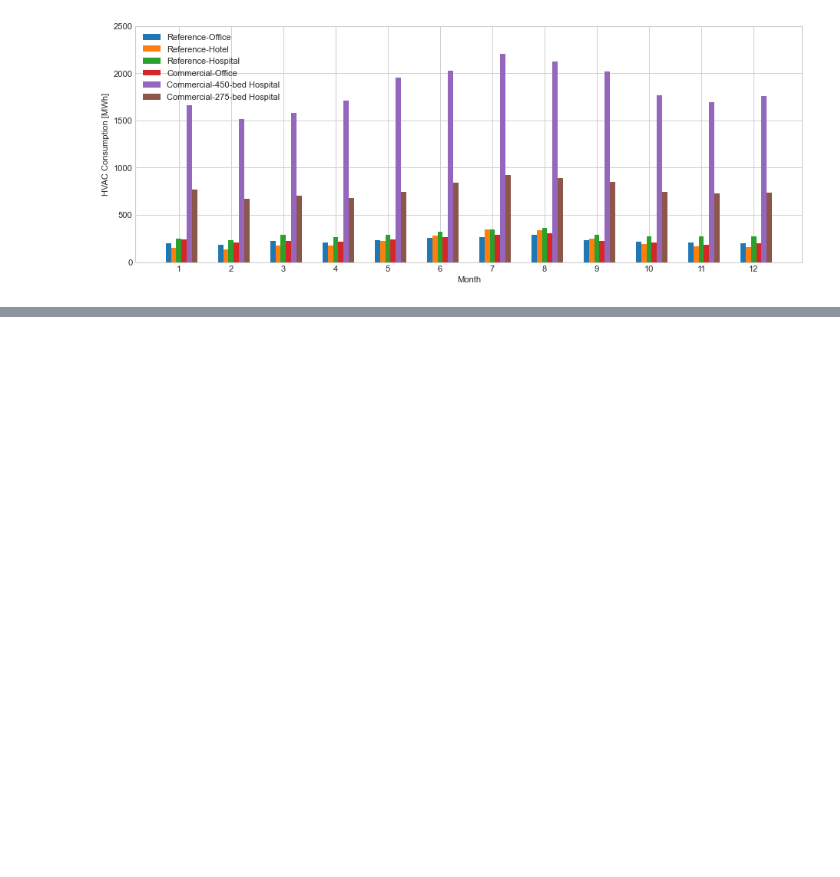
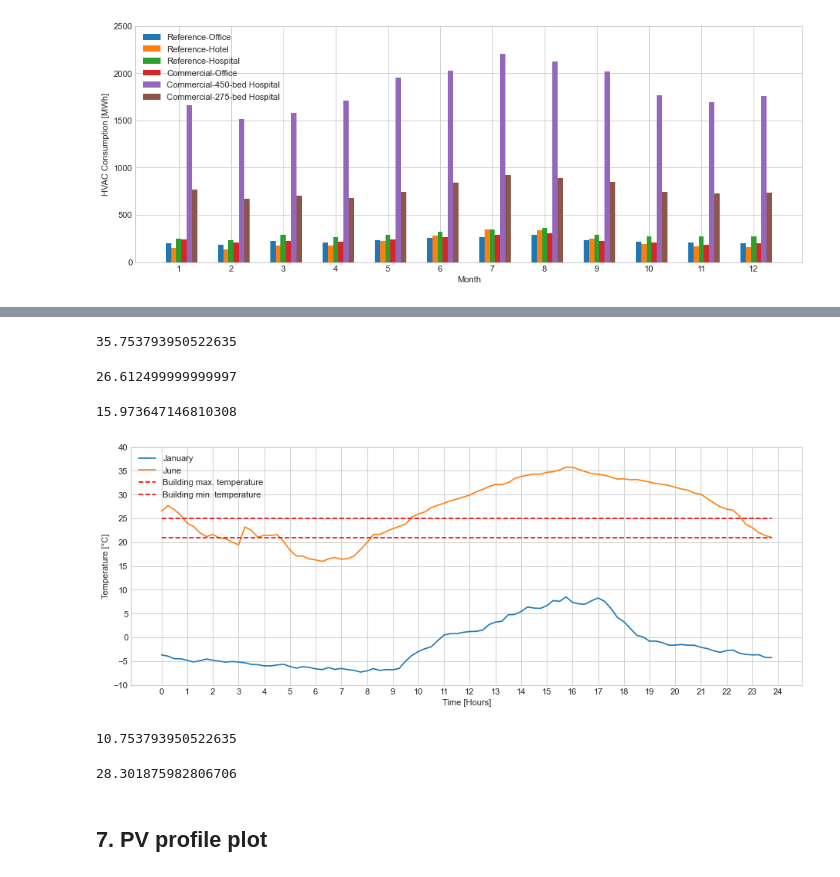
Before and after one commit to idloea/extended-open, a Jupyter notebook: notebooks/20230703-090301/analysis.ipynb, the cells around one changed output, grey strips where cells are left out. Saved outputs shown, nothing was run; the diff lists cells and outputs as text; code cells hidden in the pictures; blank space fills up the shorter version.

```diff
--- a/notebooks/20230703-090301/analysis.ipynb
+++ b/notebooks/20230703-090301/analysis.ipynb
@@ -844,0 +848,3 @@ for column in groupped_by_month_hvac_loads_df_in_megawatts.columns:
+# %%
+january_ambient_temperature_in_degree_celsius = data.ambient_temperature_in_degree_celsius[0]
+june_ambient_temperature_in_degree_celsius = data.ambient_temperature_in_degree_celsius[5]
@@ -844,0 +863,45 @@ for column in groupped_by_month_hvac_loads_df_in_megawatts.columns:
+# %%
+np.array(june_ambient_temperature_in_degree_celsius).max()
+# %% [output]
+35.753793950522635
+# %%
+np.array(june_ambient_temperature_in_degree_celsius).mean()
+# %% [output]
+26.612499999999997
+# %%
+np.array(june_ambient_temperature_in_degree_celsius).min()
+# %% [output]
+15.973647146810308
+# %%
+hours_per_day = 24
+data_length = len(january_ambient_temperature_in_degree_celsius)
+resolution = hours_per_day / data_length
+hours_per_resolution = np.arange(start=0, stop=hours_per_day, step=resolution)
+# %%
+max_inside_temperature_in_degree_celsius = np.full(data_length, 25)
+min_inside_temperature_in_degree_celsius = np.full(data_length, 21)
+# %%
+figure = plt.figure(num=None, figsize=(14, 5), dpi=80, facecolor='w', edgecolor='k')
+plt.plot(hours_per_resolution, january_ambient_temperature_in_degree_celsius, label='January')
+plt.plot(hours_per_resolution, june_ambient_temperature_in_degree_celsius, label='June')
+plt.plot(hours_per_resolution, max_inside_temperature_in_degree_celsius, label='Building max. temperature', color='red',
+        linestyle='--')
+plt.plot(hours_per_resolution, min_inside_temperature_in_degree_celsius, label='Building min. temperature', color='red',
+         linestyle='--')
+plt.xlabel('Time [Hours]')
+plt.ylabel('Temperature [°C]')
+plt.legend()
+plt.xticks(np.arange(0, 25))
+plt.yticks(np.arange(start=-10, stop=45, step=5));
+# %% [output]
+[figure, added]
+# %%
+np.array(june_ambient_temperature_in_degree_celsius).max() - 25
+# %% [output]
+10.753793950522635
+# %%
+21 - np.array(january_ambient_temperature_in_degree_celsius).min()
+# %% [output]
+28.301875982806706
+# %% [markdown]
+## 7. PV profile plot
```
Also changed, not shown: parts of 15 cells of this notebook.
